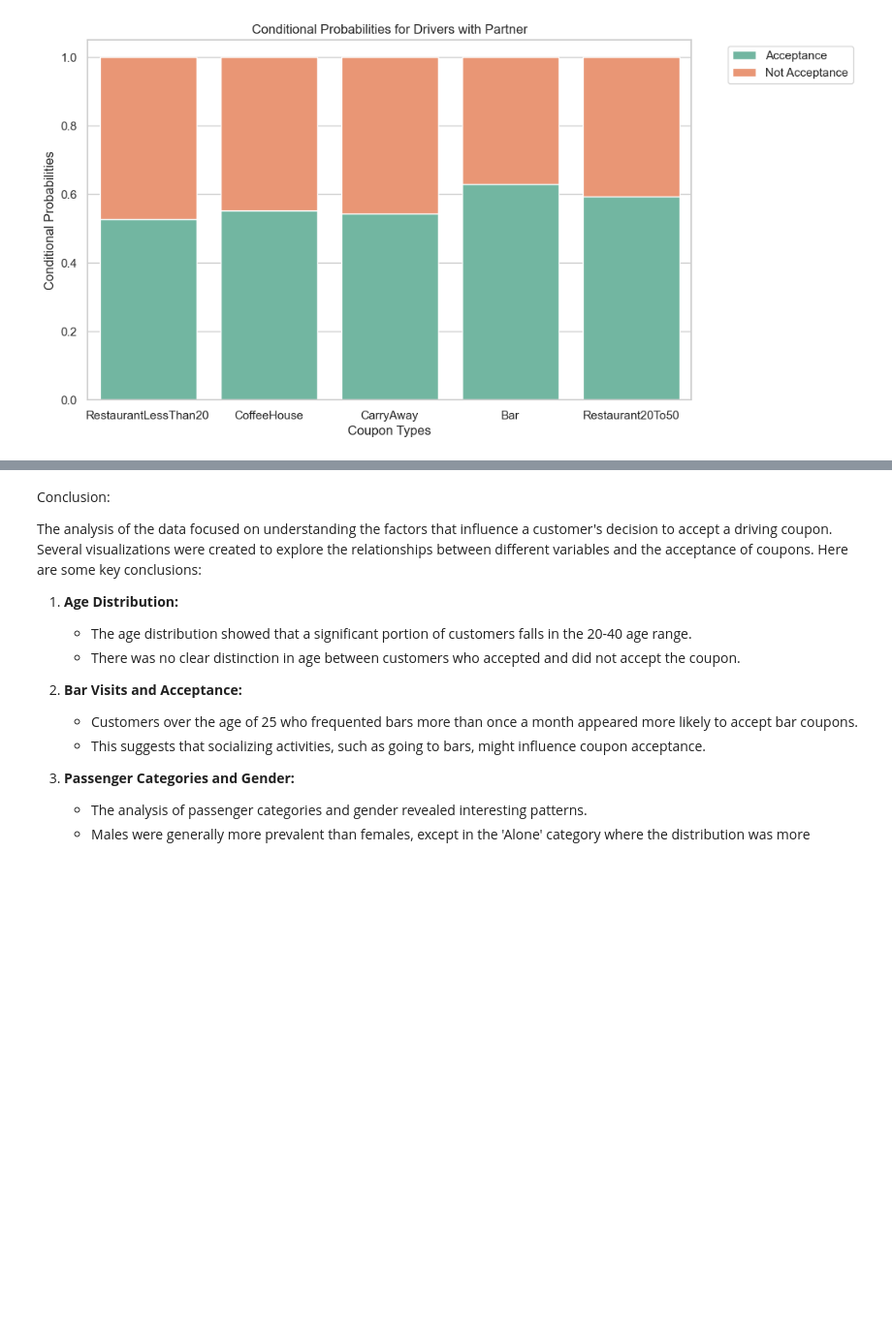
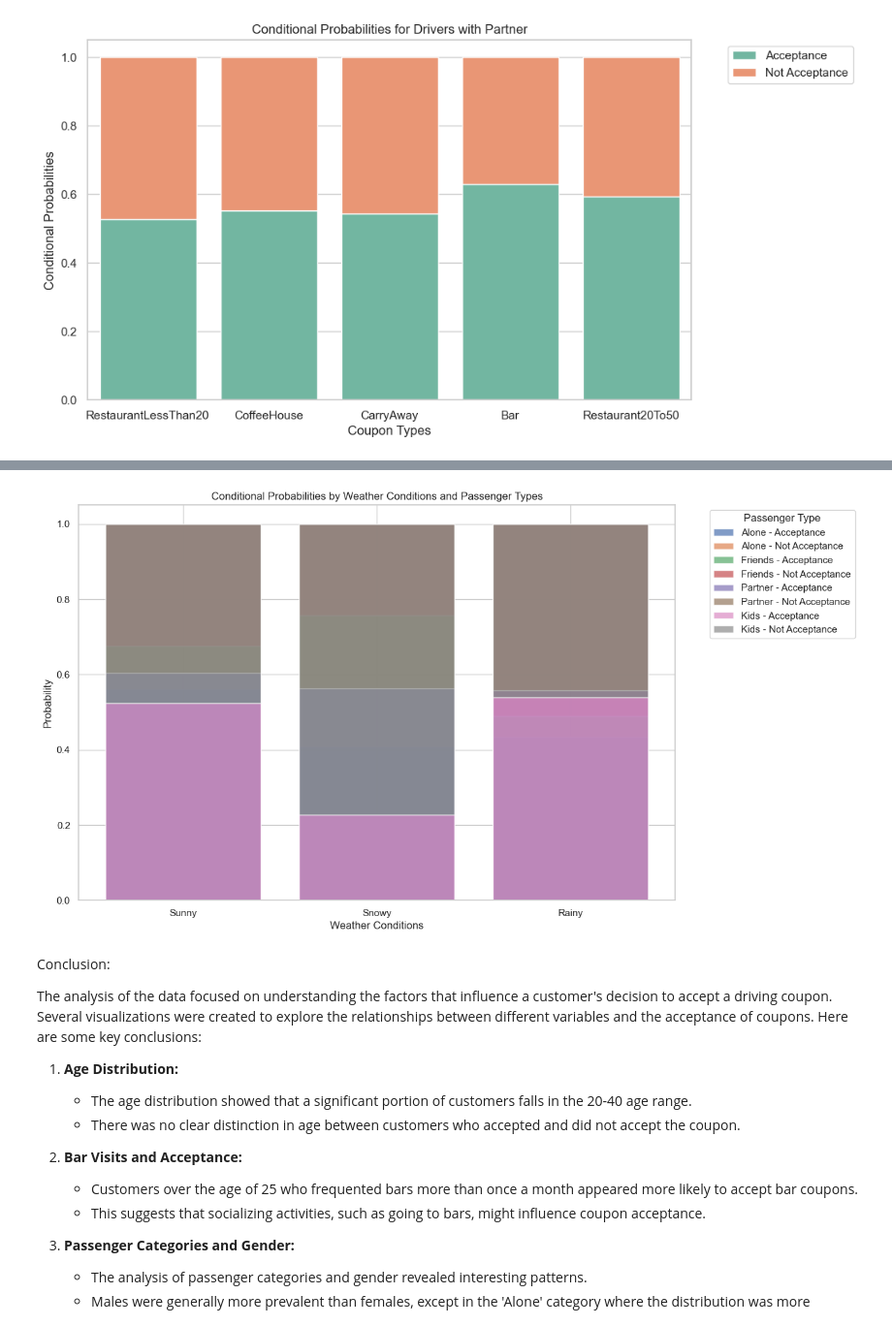
Before and after one commit to bigonil/BH-PCMLAI, a Jupyter notebook: p_assign_app_5_1/prompt.ipynb, the cells around one changed output, grey strips where cells are left out. Shown at 97% size. Cells and saved outputs as stored; diff of their text form; code cells hidden in the pictures; blank space fills up the shorter version.

```diff
--- a/p_assign_app_5_1/prompt.ipynb
+++ b/p_assign_app_5_1/prompt.ipynb
@@ -1644,3 +1882,45 @@ plt.show()
+# %%
+# Set the plotting style
+sns.set(style="whitegrid")
+
+# Plot the conditional probabilities for each weather condition
+plt.figure(figsize=(12, 8))
+
+for passenger_type in conditional_probabilities_passengers_weather_df.columns:
+    try:
+        # Extract acceptance probabilities for each weather condition
+        acceptance_probs = [item['Acceptance Probability'] for item in conditional_probabilities_passengers_weather_df[passenger_type]]
+
+        # Extract not acceptance probabilities for each weather condition
+        not_acceptance_probs = [item['Not Acceptance Probability'] for item in conditional_probabilities_passengers_weather_df[passenger_type]]
+
+        # Plot acceptance probabilities
+        plt.bar(
+            x=conditional_probabilities_passengers_weather_df.index,
+            height=acceptance_probs,
+            label=f"{passenger_type} - Acceptance",
+            alpha=0.7
+        )
+
+        # Plot non-acceptance probabilities on top of acceptance probabilities
+        plt.bar(
+            x=conditional_probabilities_passengers_weather_df.index,
+            height=not_acceptance_probs,
+            bottom=acceptance_probs,
+            label=f"{passenger_type} - Not Acceptance",
+            alpha=0.7
+        )
+    except KeyError as e:
+        print(f"KeyError: {e}. Check your DataFrame column names.")
+
+# Set plot details
+plt.title("Conditional Probabilities by Weather Conditions and Passenger Types")
+plt.xlabel("Weather Conditions")
+plt.ylabel("Probability")
+plt.legend(title='Passenger Type', bbox_to_anchor=(1.05, 1), loc='upper left')
+plt.show()
+# %% [output]
+[figure, added]
 # %% [markdown]
 Conclusion:
 
```
Also changed, not shown: parts of 8 cells of this notebook.
